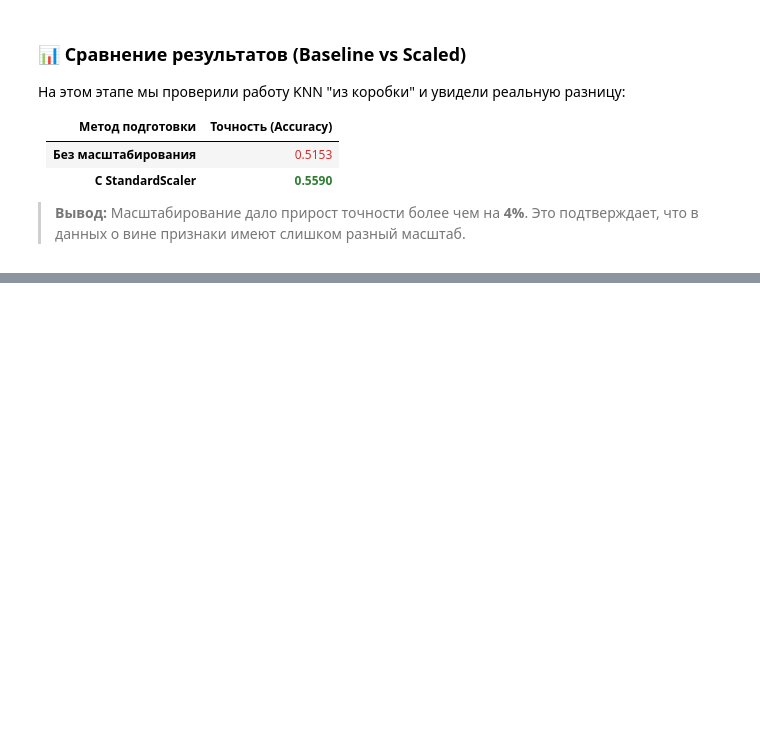
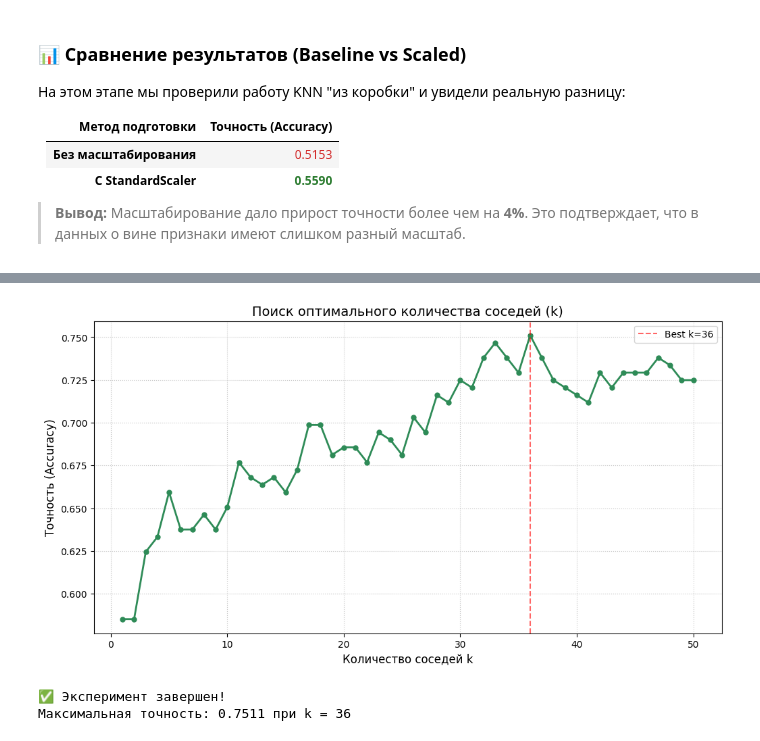
Before and after one commit to maria11-lab/Ml_course_homework, a Jupyter notebook: hw03_.ipynb, the cells around one changed output, grey strips where cells are left out. Drawn from its saved outputs; the diff is of its cells as text; code cells hidden in the pictures; blank space fills up the shorter version.

```diff
--- a/hw03_.ipynb
+++ b/hw03_.ipynb
@@ -107,0 +146,36 @@ print(f"Точность С масштабированием: {acc_scaled:.4f}")
+# %%
+import matplotlib.pyplot as plt
+import numpy as np
+from sklearn.neighbors import KNeighborsClassifier
+from sklearn.metrics import accuracy_score
+
+k_values = range(1, 51)
+scores = []
+
+for k in k_values:
+    knn = KNeighborsClassifier(n_neighbors=k, weights='distance', metric='manhattan')
+    knn.fit(X_train_scaled, y_train)
+
+    y_pred = knn.predict(X_test_scaled)
+    scores.append(accuracy_score(y_test, y_pred))
+
+plt.figure(figsize=(12, 6))
+plt.plot(k_values, scores, color='#2E8B57', marker='o', linestyle='-', linewidth=2, markersize=5)
+
+best_acc = max(scores)
+best_k = k_values[np.argmax(scores)]
+plt.axvline(x=best_k, color='red', linestyle='--', alpha=0.6, label=f'Best k={best_k}')
+
+plt.title('Поиск оптимального количества соседей (k)', fontsize=14)
+plt.xlabel('Количество соседей k', fontsize=12)
+plt.ylabel('Точность (Accuracy)', fontsize=12)
+plt.legend()
+plt.grid(True, linestyle=':', alpha=0.7)
+plt.show()
+
+print(f"✅ Эксперимент завершен!")
+print(f"Максимальная точность: {best_acc:.4f} при k = {best_k}")
+# %% [output]
+[figure, added]
+✅ Эксперимент завершен!
+Максимальная точность: 0.7511 при k = 36
```
Also changed, not shown: parts of 12 cells of this notebook.
